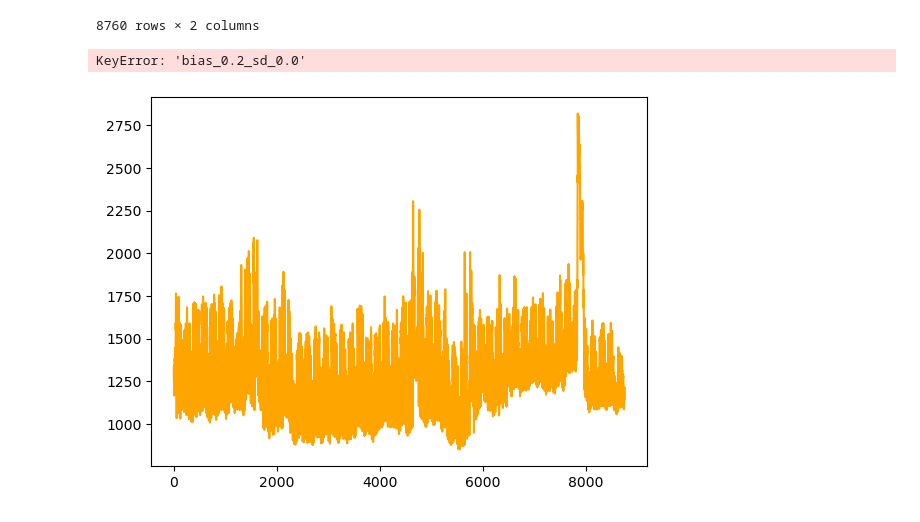
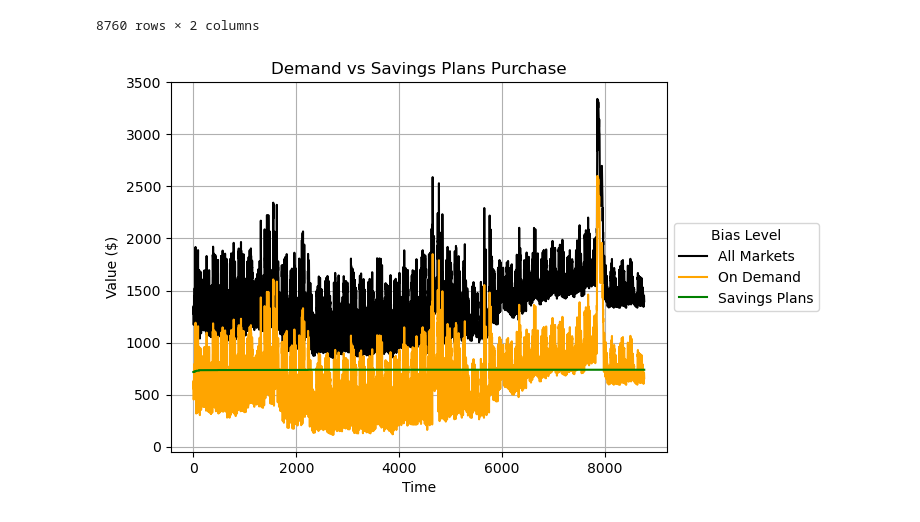
Before and after one commit to ufcg-lsd/forecast_error_cap_planning, a Jupyter notebook: src/result_analysis/plots.ipynb, the cells around one changed output. Saved outputs shown, nothing was run; the diff lists cells and outputs as text; code cells hidden in the pictures.

Commit message:
feat (results): more plots

```diff
--- a/src/result_analysis/plots.ipynb
+++ b/src/result_analysis/plots.ipynb
@@ -1487,21 +1540,24 @@ df_dem_cost
 # %%
 #n = 24*7
 #df_od_usage_grouped = df_od_usage.groupby(df_od_usage.index // n).mean()
 
-plt.plot(df_dem_cost.index, df_dem_cost['num_instances'], color='orange')
+#plt.plot(df_dem_cost.index, df_dem_cost['num_instances'], color='orange')
 
-plt.plot(allocations_scenario.index, allocations_scenario[scenario], label='-0.2', color=color_scenario)
-plt.plot(allocations_base.index, allocations_base[base], label='0.0', color=color_base)
+#plt.plot(allocations_scenario.index, allocations_scenario['RNo'], label='SP:-0.2', color=color_scenario)
+#plt.plot(allocations_base.index, allocations_base['RNo'], label='SP: 0.0', color=color_base)
+
+plt.plot(allocations_base.index, allocations_base['AllMarkets'], label='All Markets', color='black')
+plt.plot(allocations_base.index, allocations_base['OnDemand'], label='On Demand', color='orange')
+plt.plot(allocations_base.index, allocations_base['RNo'], label='Savings Plans', color='green')
 
 plt.xlabel("Time")
 plt.ylabel("Value ($)")
 plt.title("Demand vs Savings Plans Purchase")
 plt.legend(title='Bias Level', loc='center left', bbox_to_anchor=(1, 0.5))
 plt.grid(True)
 
 #plt.yticks(ticks=range(0, 1500+1, 300))
 
 plt.show()
 # %% [output]
-KeyError: 'bias_0.2_sd_0.0'
-[figure, old version]
+[figure, new version]
```
Also changed, not shown: parts of 7 cells of this notebook.
